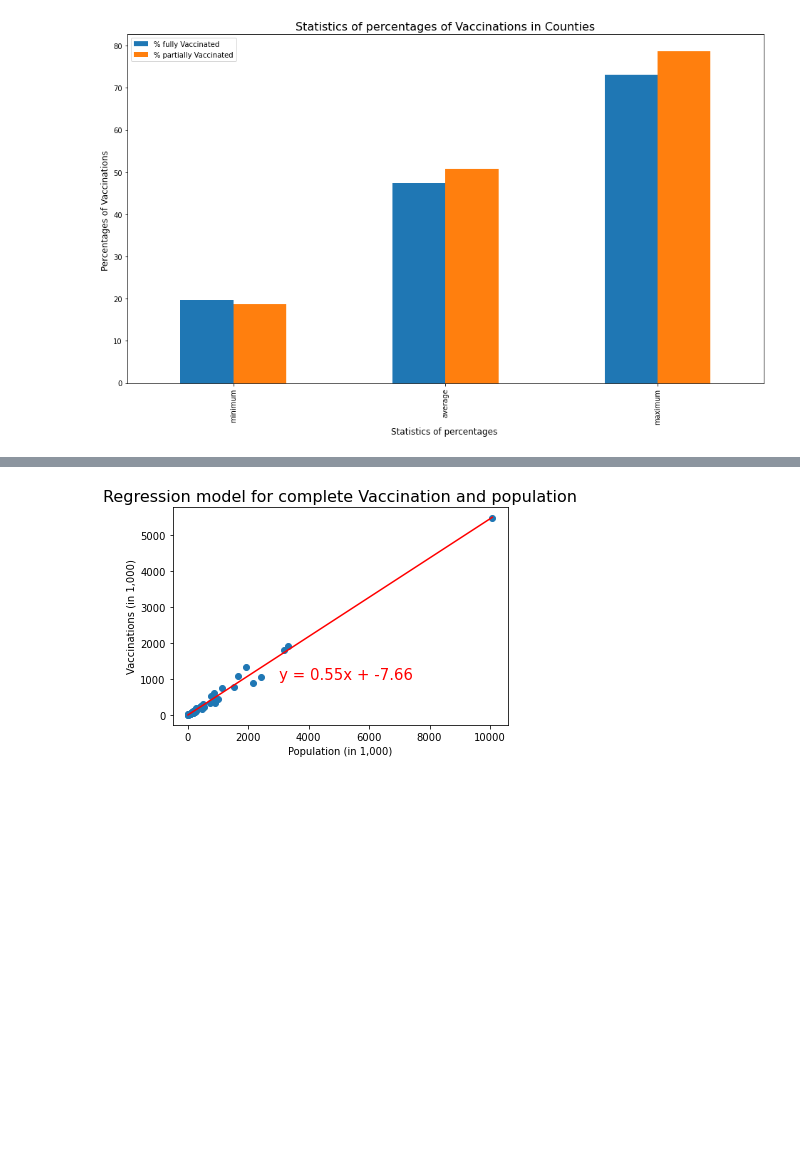
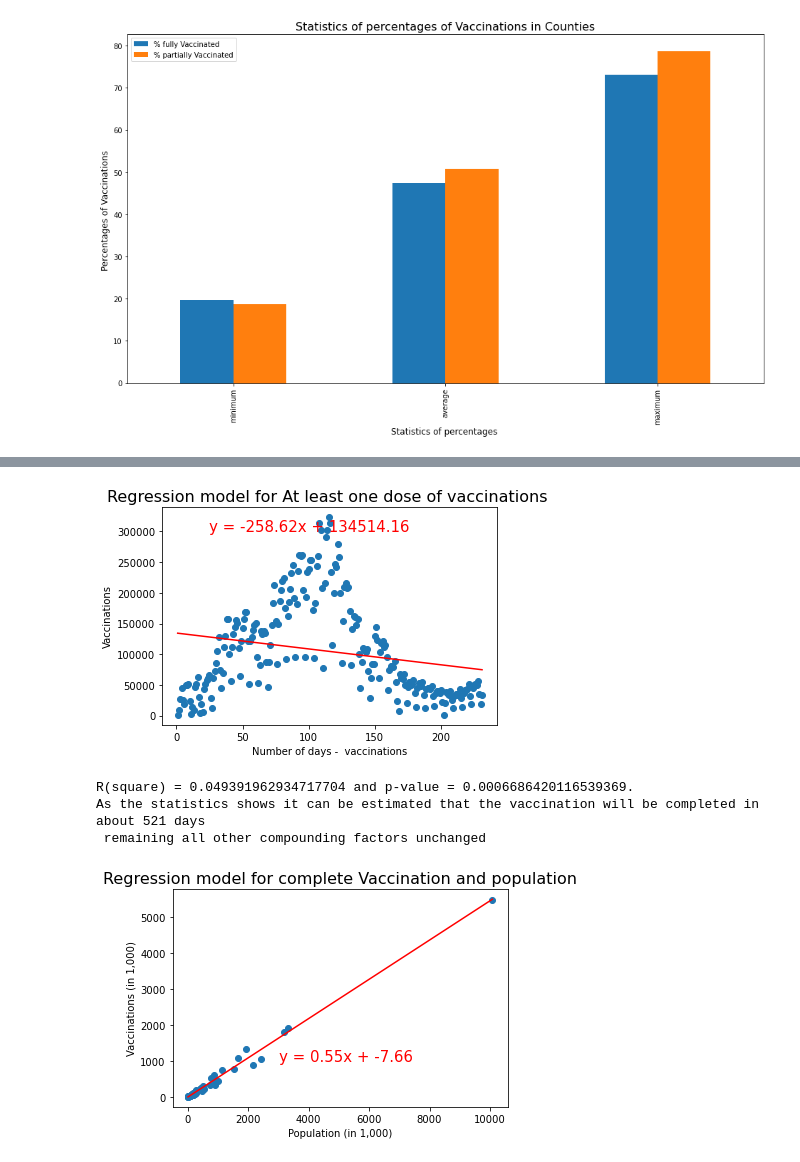
Before and after one commit to KristianSHamilton/CovidVaccinationInCalifornia, a Jupyter notebook: group_project_1.ipynb, the cells around one changed output, grey strips where cells are left out. Cells and saved outputs as stored; diff of their text form; code cells hidden in the pictures; blank space fills up the shorter version.

```diff
--- a/group_project_1.ipynb
+++ b/group_project_1.ipynb
@@ -23,9 +23,13 @@ ca_vaccin_data = pd.DataFrame(ca_vaccin_data_all, columns=['administered_date','
                                                          'moderna_doses','jj_doses','partially_vaccinated',\
                                                          'fully_vaccinated'])
 
+vaccin_doses_by_dates = pd.DataFrame(ca_vaccin_data_all, columns = ['administered_date', 'total_doses', \
+                                                               'partially_vaccinated', 'fully_vaccinated', 'at_least_one_dose'])
+
 # Creating dataframe for cumulative vaccination (using for cummulative line graphs)
-cumulative_vaccin_data = pd.DataFrame(ca_vaccin_data_all, columns=['administered_date','cumulative_total_doses',\
-                                                         'total_partially_vaccinated','cumulative_fully_vaccinated'])
+
+cumulative_vaccin_data = pd.DataFrame(ca_vaccin_data_all, columns=['administered_date','cumulative_total_doses', \
+                                                        'total_partially_vaccinated','cumulative_fully_vaccinated'])
 
 # Converting the string format of date into datetime and created a new column for month
 ca_vaccin_data['month'] = pd.DatetimeIndex(ca_vaccin_data['administered_date']).month_name()
@@ -38,3 +42,5 @@ ca_vaccinated = pd.DataFrame(ca_vaccin_data, columns=['month','administered_date
 ca_vaccin_data = ca_vaccin_data[ca_vaccin_data['month'] != 'August']
 # ca_vaccin_data
 # ca_vaccin_data
+# ca_vaccin_data_all
+vaccin_doses_by_dates
@@ -344,3 +395,41 @@ plt.show()
+# %%
+from datetime import date
+d0 = date(2020, 12, 15)
+d1 = date(2021, 8, 3)
+delta = d1 - d0
+number_of_days = delta.days
+days = range(1, number_of_days+1)
+# days
+
+# CA_pop = 39283497
+# percent_daily_vac = 100 * (vaccin_doses_by_dates['at_least_one_dose']/CA_pop)
+
+# Perform a linear regression on vaccination by days
+x_value = days
+
+y_value = vaccin_doses_by_dates['at_least_one_dose']
+(slope, intercept, rvalue, pvalue, stderr) = linregress(x_value, y_value)
+regress_value = x_value * slope + intercept
+line_eq = "y = " + str(round(slope,2)) + "x + " + str(round(intercept,2))
+
+plt.scatter(x_value,y_value)
+plt.plot(x_value,regress_value,"r-")
+
+plt.annotate(line_eq,(25,300000),fontsize=15,color="red")
+
+plt.xlabel('Number of days -  vaccinations')
+plt.ylabel('Vaccinations')
+plt.title("Regression model for At least one dose of vaccinations ",fontsize = 16)
+plt.savefig("./CA_At least one dose of vaccinations by number of days.png")
+plt.show()
+print(f"R(square) = {rvalue**2} and p-value = {pvalue}. \n"
+      f"As the statistics shows it can be estimated that the vaccination will be completed in about 521 days \n"
+      f" remaining all other compounding factors unchanged")
+# %% [output]
+[figure, added]
+R(square) = 0.049391962934717704 and p-value = 0.0006686420116539369.
+As the statistics shows it can be estimated that the vaccination will be completed in about 521 days
+ remaining all other compounding factors unchanged
 # %%
 # Perform a linear regression on population versus complete vaccination
 x_value = county_pop_vac_data['Population']/1000
```
Also changed, not shown: parts of 7 cells of this notebook.
